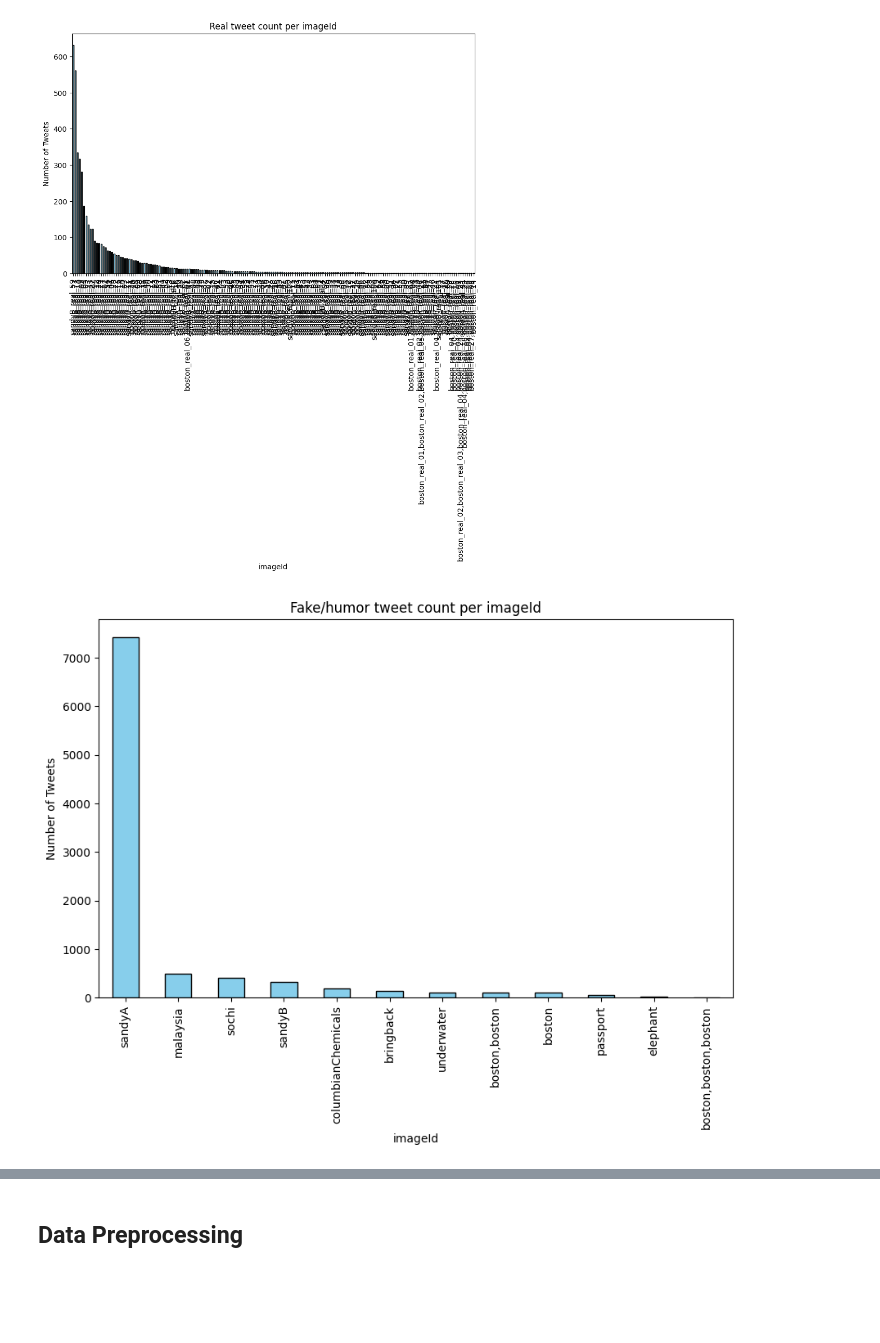
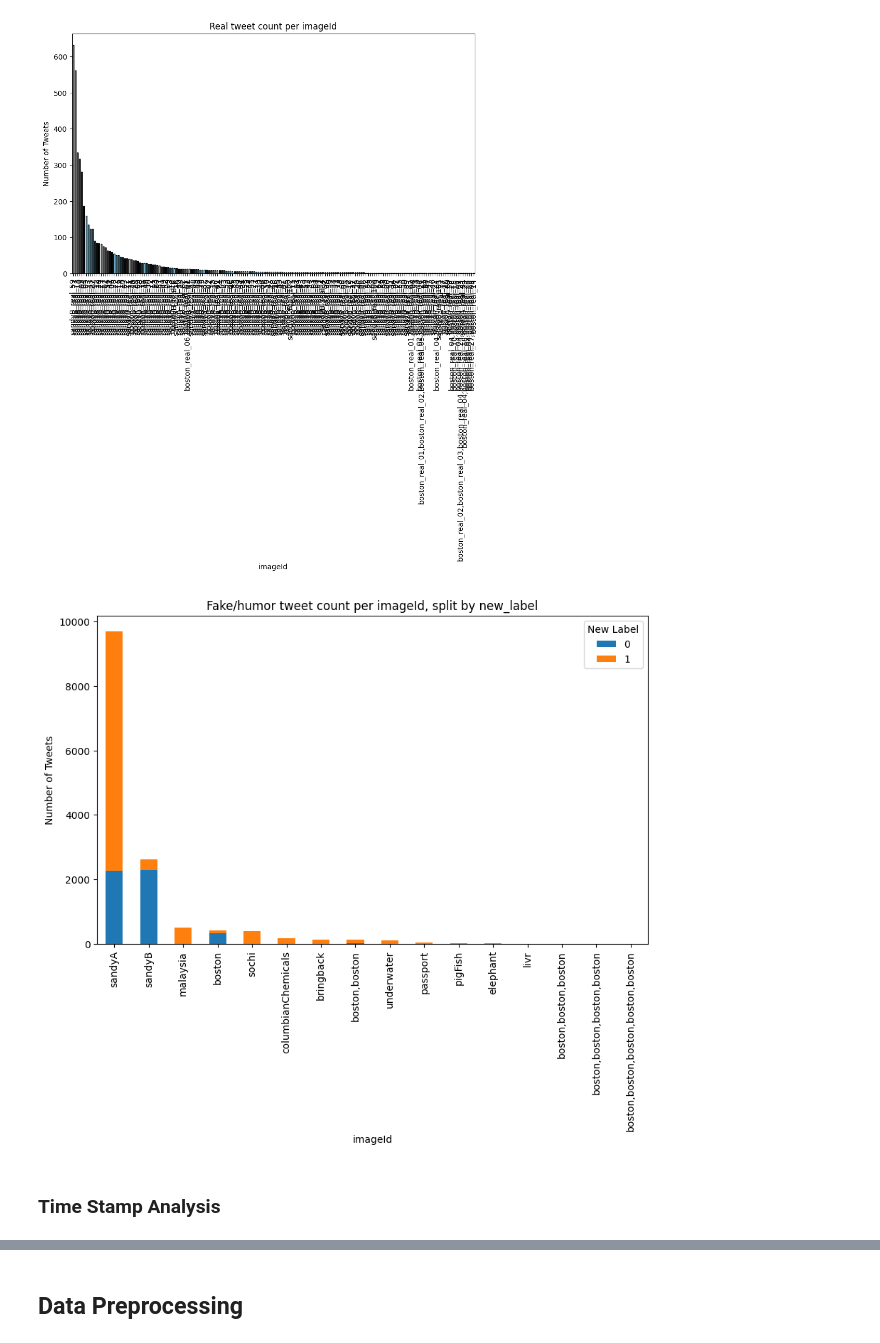
Before and after one commit to JTidbury2/FalseTweetClassifier, a Jupyter notebook: Source_code.ipynb, the cells around one changed output, grey strips where cells are left out. Drawn from its saved outputs; the diff is of its cells as text; code cells hidden in the pictures; blank space fills up the shorter version.

```diff
--- a/Source_code.ipynb
+++ b/Source_code.ipynb
@@ -400,0 +278,23 @@ Name: tweetText, dtype: object
+# %%
+from langdetect import detect, DetectorFactory
+from langdetect.lang_detect_exception import LangDetectException
+
+# Set seed for langdetect to get consistent results
+DetectorFactory.seed = 0
+
+# Sample DataFrame (replace this with your actual DataFrame)
+# df = pd.DataFrame({'tweetText': ['This is an English text.', 'Este es un texto en español.']})
+
+# Define a function to detect language
+def detect_language(text):
+    try:
+        return detect(text)
+    except LangDetectException:
+        return 'unknown'
+
+# Apply the function to your DataFrame
+training_data['lang'] = training_data['tweetText'].apply(detect_language)
+testing_data['lang'] = testing_data['tweetText'].apply(detect_language)
+
+# Display the DataFrame
+print(training_data.head())
@@ -453,23 +581,31 @@ def process_img_names(img_names):
         return ''
 
 # Apply the function to the imgs column
-training_data['short_imgs'] = training_data['imgs'].apply(process_img_names)
+training_data['short_imgs'] = training_data['imageId(s)'].apply(process_img_names)
 # %%
 # Filter the data to include only fake/humor tweets
-fake_tweets = training_data[training_data['label'] == 1]
 
-# Count the number of fake tweets per imageId
-imageId_counts = fake_tweets['short_imgs'].value_counts().sort_values(ascending=False)
 
-# Create a bar plot using Matplotlib
+# Group the data by 'short_imgs' and 'new_label', then count the occurrences
+grouped_counts = training_data.groupby(['short_imgs', 'new_label']).size().unstack(fill_value=0)
+
+# Sort by total counts for each 'short_imgs'
+grouped_counts['total'] = grouped_counts.sum(axis=1)
+grouped_counts_sorted = grouped_counts.sort_values(by='total', ascending=False)
+del grouped_counts_sorted['total']  # Remove the total column as it's no longer needed
+
+# Create a stacked bar plot using Matplotlib
 plt.figure(figsize=(10, 6))
-imageId_counts.plot(kind='bar', color='skyblue', edgecolor='black')
+grouped_counts_sorted.plot(kind='bar', stacked=True, ax=plt.gca())
 
 # Set the title and labels
-plt.title('Fake/humor tweet count per imageId')
+plt.title('Fake/humor tweet count per imageId, split by new_label')
 plt.xlabel('imageId')
 plt.ylabel('Number of Tweets')
 plt.xticks(rotation=90)  # Rotate x-axis labels for better readability
+plt.legend(title='New Label')
 plt.show()
 # %% [output]
-[figure, old version]
+[figure, new version]
+# %% [markdown]
+### Time Stamp Analysis
```
Also changed, not shown: parts of 114 cells of this notebook.
